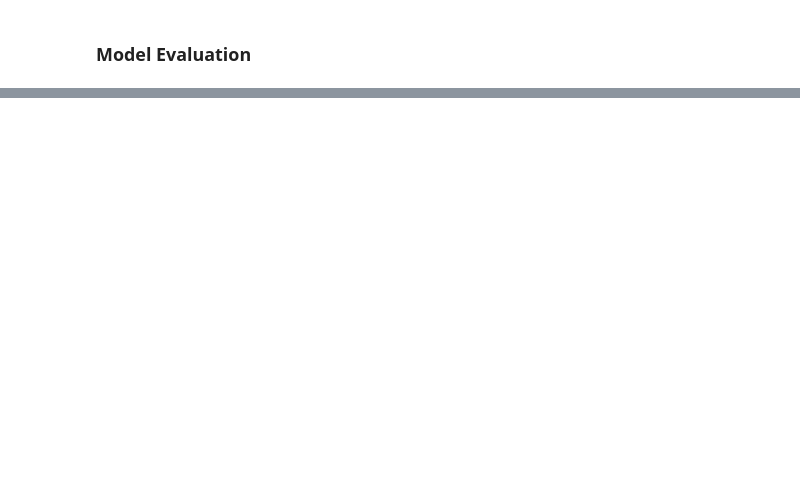
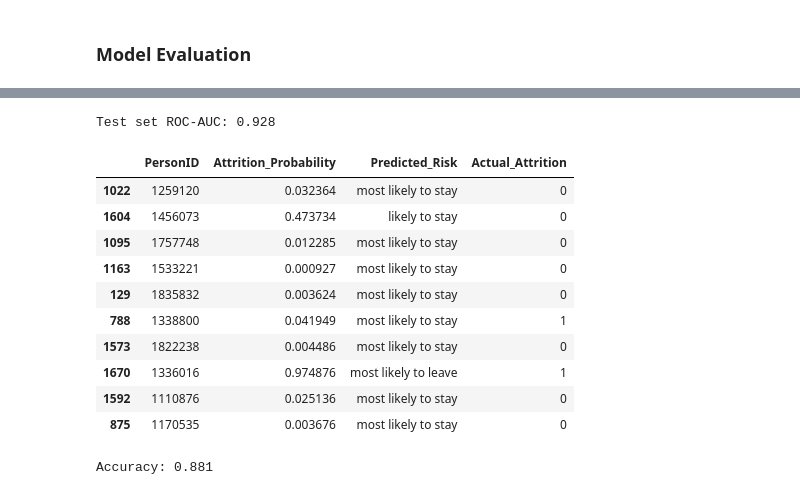
Before and after one commit to Kovindu555/Employee-Attrition-Multiclass-Prediction, a Jupyter notebook: model_training.ipynb, the cells around one changed output, grey strips where cells are left out. Cells and saved outputs as stored; diff of their text form; code cells hidden in the pictures; blank space fills up the shorter version.

```diff
--- a/model_training.ipynb
+++ b/model_training.ipynb
@@ -606,14 +606,18 @@ Rounded ROC-AUC: 0.948
 from xgboost import XGBClassifier
 # %%
 xgb = XGBClassifier(
-    n_estimators=200,
-    learning_rate=0.1,
-    max_depth=5,
+    n_estimators=200,        # not too large
+    learning_rate=0.05,      # LOWER than default
+    max_depth=3,             # very important (reduce)
+    min_child_weight=5,      # prevents small leaf splits
     subsample=0.8,
     colsample_bytree=0.8,
-    eval_metric='logloss',
+    reg_alpha=0.5,           # L1 regularization
+    reg_lambda=1.0,          # L2 regularization
+    eval_metric="logloss",
     random_state=42
 )
+
 
 xgb_scores = cross_val_score(
     xgb,
@@ -755,0 +794,26 @@ weighted avg       0.91      0.92      0.91       336
+# %%
+y_test_proba = best_model.predict_proba(X_test)[:, 1]
+print(f'Test set ROC-AUC: {round(roc_auc_score(y_test, y_test_proba), 3)}')
+# %% [output]
+Test set ROC-AUC: 0.928
+# %%
+results.sample(10)
+# %% [output]
+|  | PersonID | Attrition_Probability | Predicted_Risk | Actual_Attrition |
+| 1022 | 1259120 | 0.032364 | most likely to stay | 0 |
+| 1604 | 1456073 | 0.473734 | likely to stay | 0 |
+| 1095 | 1757748 | 0.012285 | most likely to stay | 0 |
+| 1163 | 1533221 | 0.000927 | most likely to stay | 0 |
+| 129 | 1835832 | 0.003624 | most likely to stay | 0 |
+| 788 | 1338800 | 0.041949 | most likely to stay | 1 |
+| 1573 | 1822238 | 0.004486 | most likely to stay | 0 |
+| 1670 | 1336016 | 0.974876 | most likely to leave | 1 |
+| 1592 | 1110876 | 0.025136 | most likely to stay | 0 |
+| 875 | 1170535 | 0.003676 | most likely to stay | 0 |
+# %%
+y_pred_binary = (y_test_proba >= 0.5).astype(int)
+accuracy = accuracy_score(y_test, y_pred_binary)
+
+print(f'Accuracy: {round(accuracy, 3)}')
+# %% [output]
+Accuracy: 0.881
```
Also changed, not shown: parts of 24 cells of this notebook.
